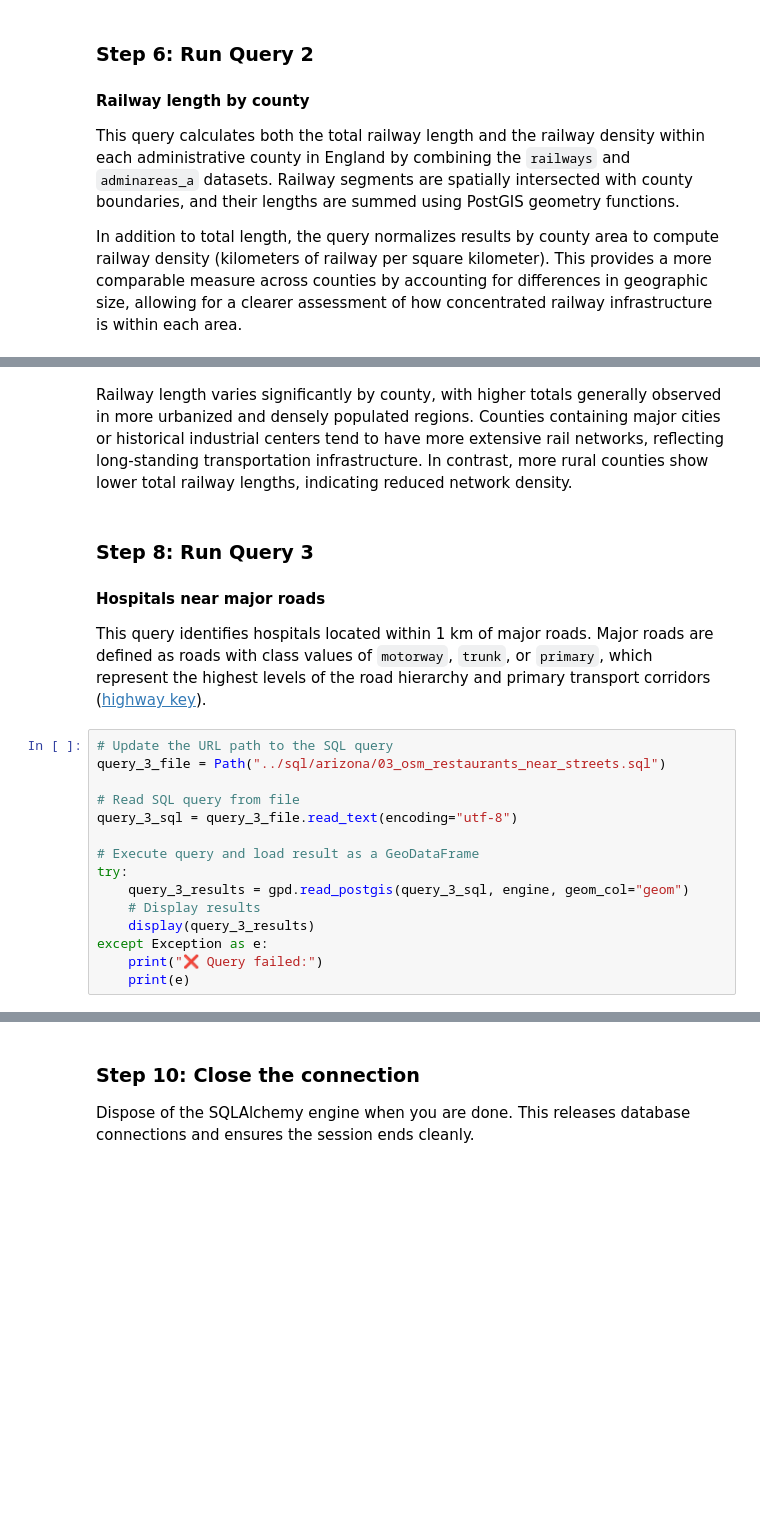
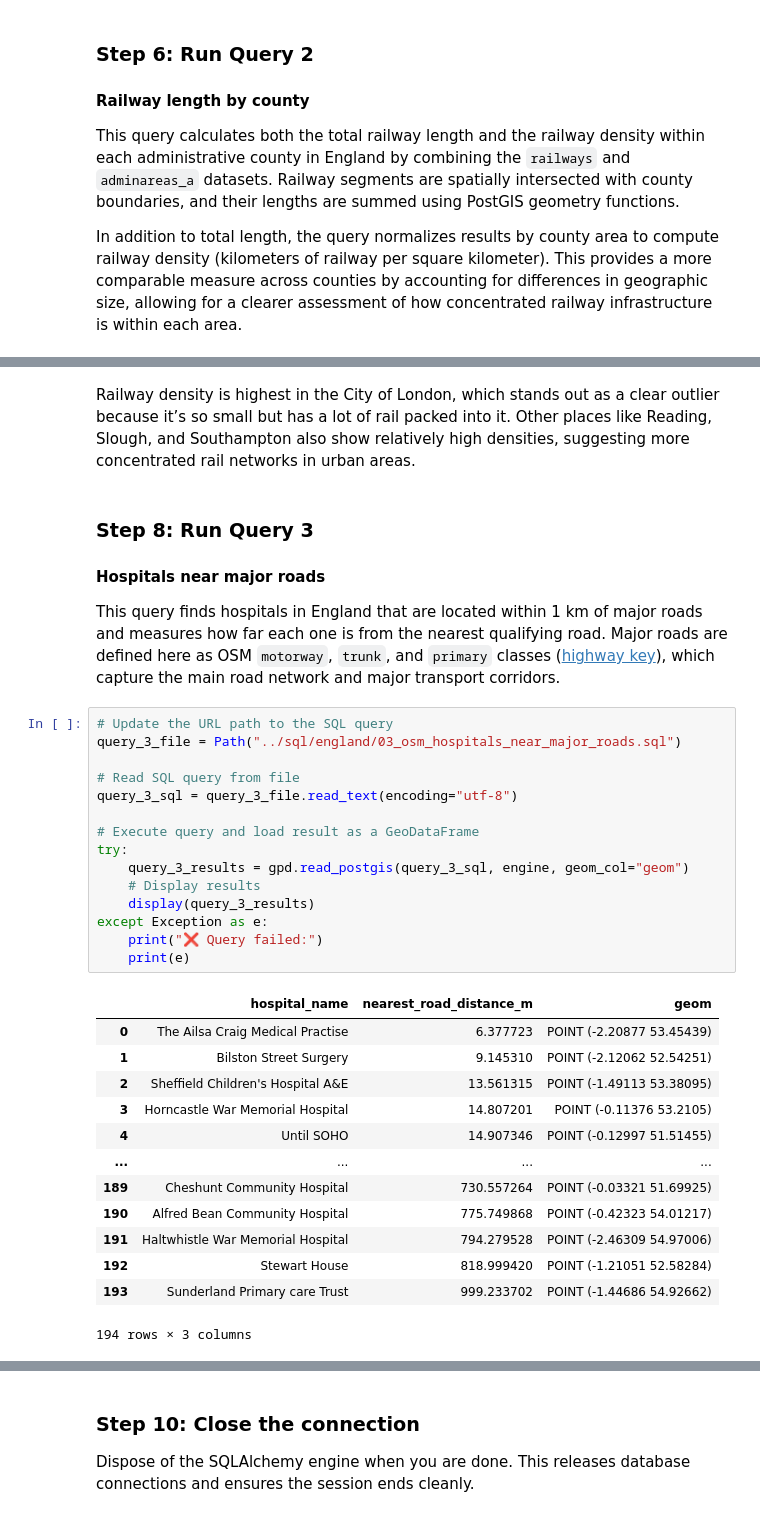
Before and after one commit to kalishaweidemann/gist604b-osm-postgis-sp26, a Jupyter notebook: notebooks/osm_postgis_england.ipynb, the cells around one changed output, grey strips where cells are left out. Cells and saved outputs as stored; diff of their text form; blank space fills up the shorter version.

```diff
--- a/notebooks/osm_postgis_england.ipynb
+++ b/notebooks/osm_postgis_england.ipynb
@@ -358,23 +375,37 @@ plt.show()
-# %% [markdown]
-Railway length varies significantly by county, with higher totals generally observed in more urbanized and densely populated regions. Counties containing major cities or historical industrial centers tend to have more extensive rail networks, reflecting long-standing transportation infrastructure. In contrast, more rural counties show lower total railway lengths, indicating reduced network density.
+# %% [markdown]
+Railway density is highest in the City of London, which stands out as a clear outlier because it’s so small but has a lot of rail packed into it. Other places like Reading, Slough, and Southampton also show relatively high densities, suggesting more concentrated rail networks in urban areas.
 # %% [markdown]
 ### Step 8: Run Query 3
 
 #### Hospitals near major roads
 
-This query identifies hospitals located within 1 km of major roads. Major roads are defined as roads with class values of `motorway`, `trunk`, or `primary`, which represent the highest levels of the road hierarchy and primary transport corridors ([highway key](https://wiki.openstreetmap.org/wiki/Key:highway)).
+This query finds hospitals in England that are located within 1 km of major roads and measures how far each one is from the nearest qualifying road. Major roads are defined here as OSM `motorway`, `trunk`, and `primary` classes ([highway key](https://wiki.openstreetmap.org/wiki/Key:highway)), which capture the main road network and major transport corridors.
 # %%
 # Update the URL path to the SQL query
-query_3_file = Path("../sql/arizona/03_osm_restaurants_near_streets.sql")
+query_3_file = Path("../sql/england/03_osm_hospitals_near_major_roads.sql")
 
 # Read SQL query from file
 query_3_sql = query_3_file.read_text(encoding="utf-8")
 
 # Execute query and load result as a GeoDataFrame
 try:
     query_3_results = gpd.read_postgis(query_3_sql, engine, geom_col="geom")
     # Display results
     display(query_3_results)
 except Exception as e:
     print("❌ Query failed:")
     print(e)
+# %% [output]
+|  | hospital_name | nearest_road_distance_m | geom |
+| 0 | The Ailsa Craig Medical Practise | 6.377723 | POINT (-2.20877 53.45439) |
+| 1 | Bilston Street Surgery | 9.145310 | POINT (-2.12062 52.54251) |
+| 2 | Sheffield Children's Hospital A&E | 13.561315 | POINT (-1.49113 53.38095) |
+| 3 | Horncastle War Memorial Hospital | 14.807201 | POINT (-0.11376 53.2105) |
+| 4 | Until SOHO | 14.907346 | POINT (-0.12997 51.51455) |
+| ... | ... | ... | ... |
+| 189 | Cheshunt Community Hospital | 730.557264 | POINT (-0.03321 51.69925) |
+| 190 | Alfred Bean Community Hospital | 775.749868 | POINT (-0.42323 54.01217) |
+| 191 | Haltwhistle War Memorial Hospital | 794.279528 | POINT (-2.46309 54.97006) |
+| 192 | Stewart House | 818.999420 | POINT (-1.21051 52.58284) |
+| 193 | Sunderland Primary care Trust | 999.233702 | POINT (-1.44686 54.92662) |
+194 rows × 3 columns
```
Also changed, not shown: parts of 13 cells of this notebook.
